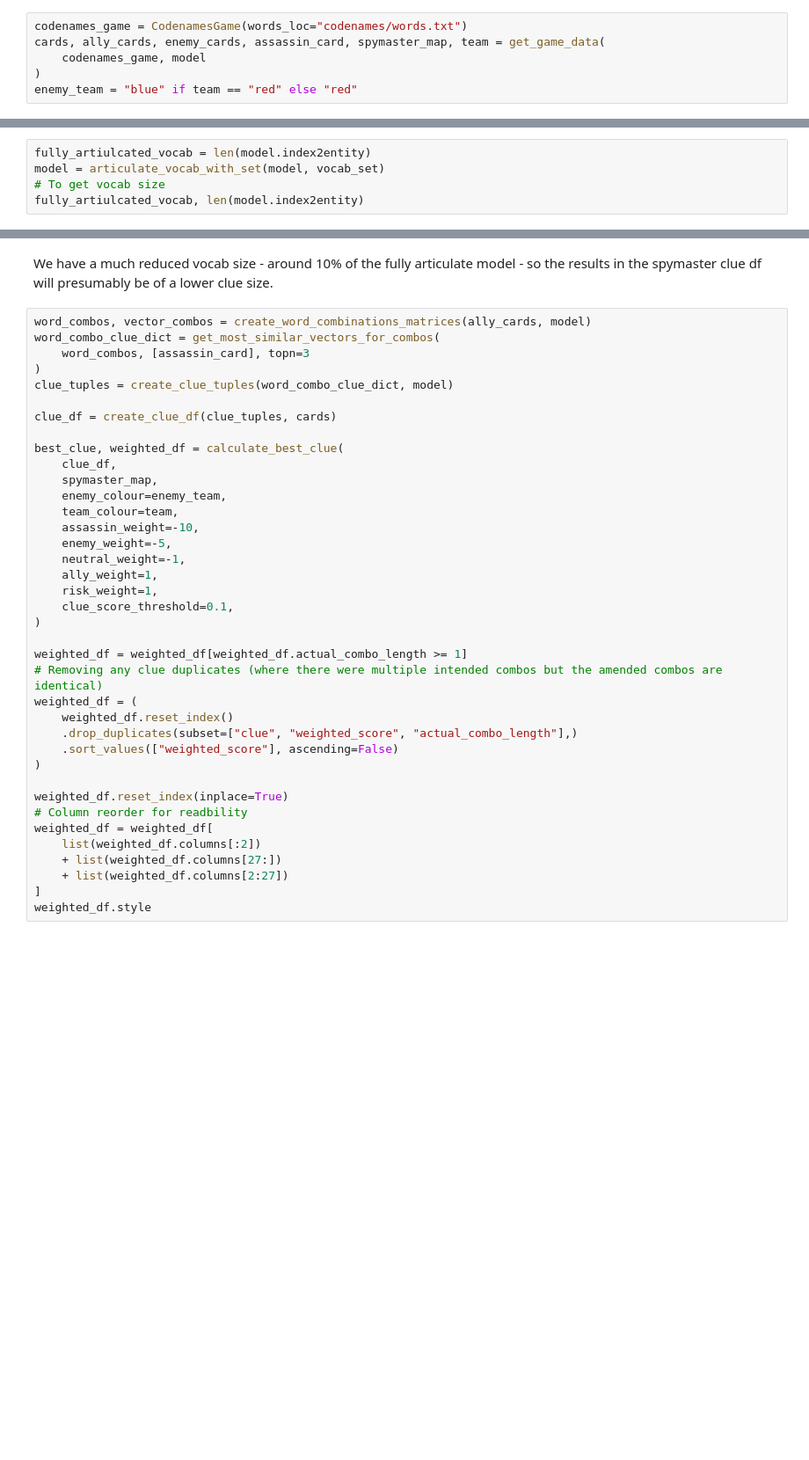
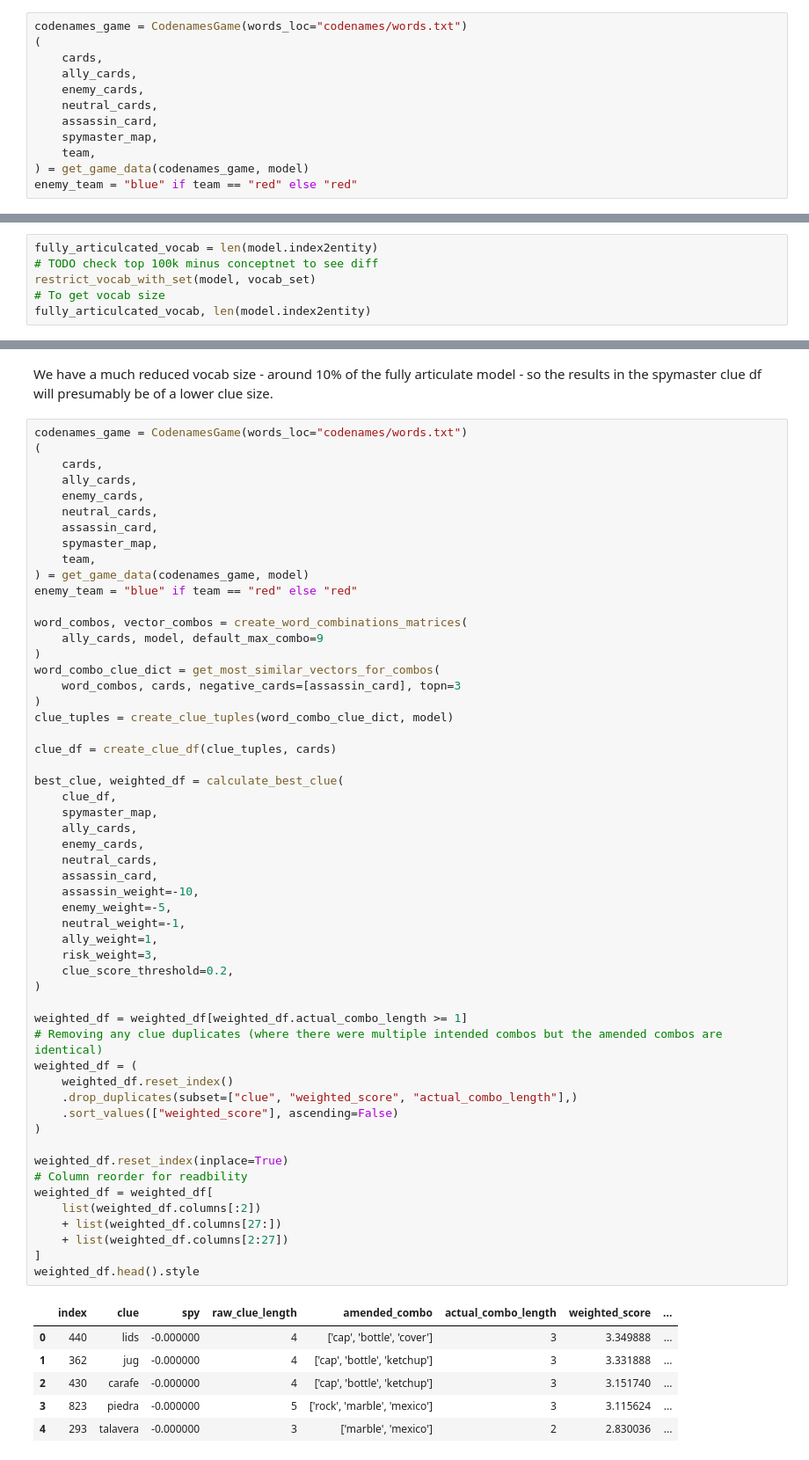
Before and after one commit to JBernC/codenames, a Jupyter notebook: notebooks/greedy_matrix_codenames.ipynb, the cells around one changed output, grey strips where cells are left out. Shown at 88% size. Cells and saved outputs as stored; diff of their text form; blank space fills up the shorter version.

```diff
--- a/notebooks/greedy_matrix_codenames.ipynb
+++ b/notebooks/greedy_matrix_codenames.ipynb
@@ -250,9 +313,15 @@ def create_amended_combos(df):
 ## Walkthrough
 # %%
 codenames_game = CodenamesGame(words_loc="codenames/words.txt")
-cards, ally_cards, enemy_cards, assassin_card, spymaster_map, team = get_game_data(
-    codenames_game, model
-)
+(
+    cards,
+    ally_cards,
+    enemy_cards,
+    neutral_cards,
+    assassin_card,
+    spymaster_map,
+    team,
+) = get_game_data(codenames_game, model)
 enemy_team = "blue" if team == "red" else "red"
 # %% [output]
 [interactive output not drawn]
@@ -352,8 +377,9 @@ vocab_set = set(vocab_list)
 # %% [output]
 [interactive output not drawn]
 # %%
-fully_artiulcated_vocab = len(model.index2entity)
-model = articulate_vocab_with_set(model, vocab_set)
+fully_articulcated_vocab = len(model.index2entity)
+# TODO check top 100k minus conceptnet to see diff
+restrict_vocab_with_set(model, vocab_set)
 # To get vocab size
-fully_artiulcated_vocab, len(model.index2entity)
+fully_articulcated_vocab, len(model.index2entity)
 # %% [output]
@@ -362,42 +388,64 @@ fully_artiulcated_vocab, len(model.index2entity)
 # %% [markdown]
 We have a much reduced vocab size - around 10% of the fully articulate model - so the results in the spymaster clue df will presumably be of a lower clue size.
 # %%
-word_combos, vector_combos = create_word_combinations_matrices(ally_cards, model)
+codenames_game = CodenamesGame(words_loc="codenames/words.txt")
+(
+    cards,
+    ally_cards,
+    enemy_cards,
+    neutral_cards,
+    assassin_card,
+    spymaster_map,
+    team,
+) = get_game_data(codenames_game, model)
+enemy_team = "blue" if team == "red" else "red"
+
+word_combos, vector_combos = create_word_combinations_matrices(
+    ally_cards, model, default_max_combo=9
+)
 word_combo_clue_dict = get_most_similar_vectors_for_combos(
-    word_combos, [assassin_card], topn=3
+    word_combos, cards, negative_cards=[assassin_card], topn=3
 )
 clue_tuples = create_clue_tuples(word_combo_clue_dict, model)
 
 clue_df = create_clue_df(clue_tuples, cards)
 
 best_clue, weighted_df = calculate_best_clue(
     clue_df,
     spymaster_map,
-    enemy_colour=enemy_team,
-    team_colour=team,
+    ally_cards,
+    enemy_cards,
+    neutral_cards,
+    assassin_card,
     assassin_weight=-10,
     enemy_weight=-5,
     neutral_weight=-1,
     ally_weight=1,
-    risk_weight=1,
-    clue_score_threshold=0.1,
+    risk_weight=3,
+    clue_score_threshold=0.2,
 )
 
 weighted_df = weighted_df[weighted_df.actual_combo_length >= 1]
 # Removing any clue duplicates (where there were multiple intended combos but the amended combos are identical)
 weighted_df = (
     weighted_df.reset_index()
     .drop_duplicates(subset=["clue", "weighted_score", "actual_combo_length"],)
     .sort_values(["weighted_score"], ascending=False)
 )
 
 weighted_df.reset_index(inplace=True)
 # Column reorder for readbility
 weighted_df = weighted_df[
     list(weighted_df.columns[:2])
     + list(weighted_df.columns[27:])
     + list(weighted_df.columns[2:27])
 ]
-weighted_df.style
+weighted_df.head().style
 # %% [output]
+|  | index | clue | spy | raw_clue_length | amended_combo | actual_combo_length | weighted_score | ... |
+| 0 | 440 | lids | -0.000000 | 4 | ['cap', 'bottle', 'cover'] | 3 | 3.349888 | ... |
+| 1 | 362 | jug | -0.000000 | 4 | ['cap', 'bottle', 'ketchup'] | 3 | 3.331888 | ... |
+| 2 | 430 | carafe | -0.000000 | 4 | ['cap', 'bottle', 'ketchup'] | 3 | 3.151740 | ... |
+| 3 | 823 | piedra | -0.000000 | 5 | ['rock', 'marble', 'mexico'] | 3 | 3.115624 | ... |
+| 4 | 293 | talavera | -0.000000 | 3 | ['marble', 'mexico'] | 2 | 2.830036 | ... |
 [interactive output not drawn]
```
Also changed, not shown: parts of 24 cells of this notebook, 6 other files.
